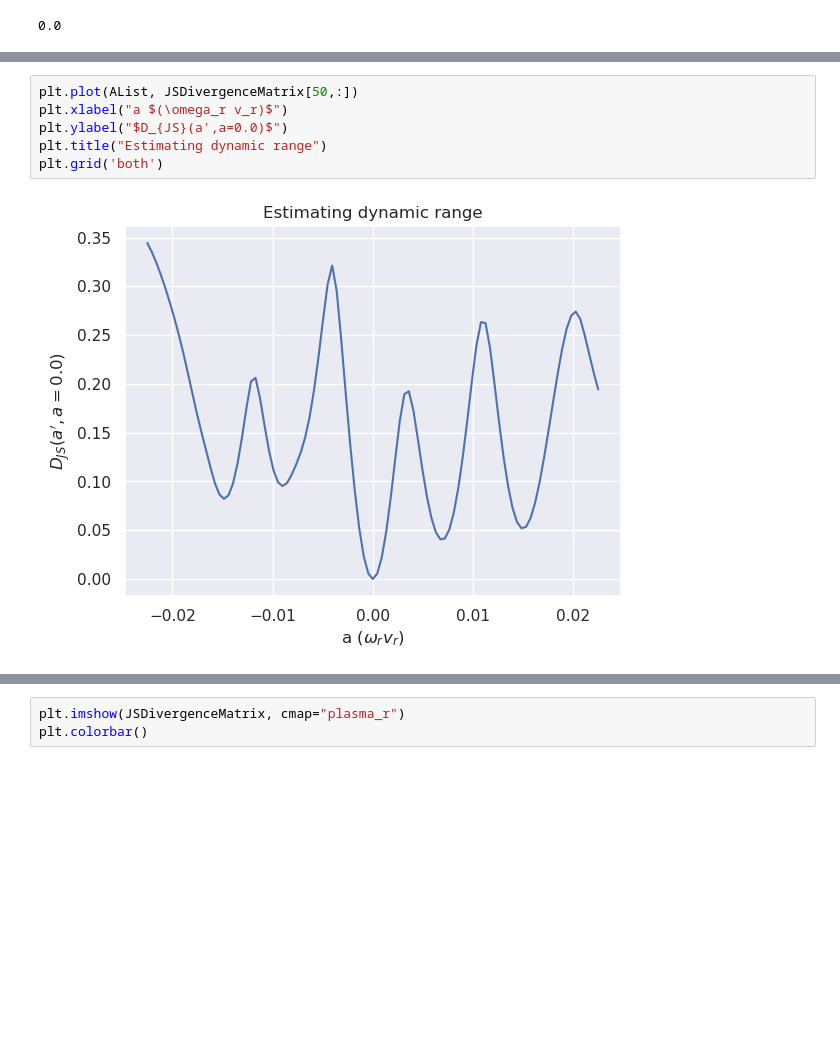
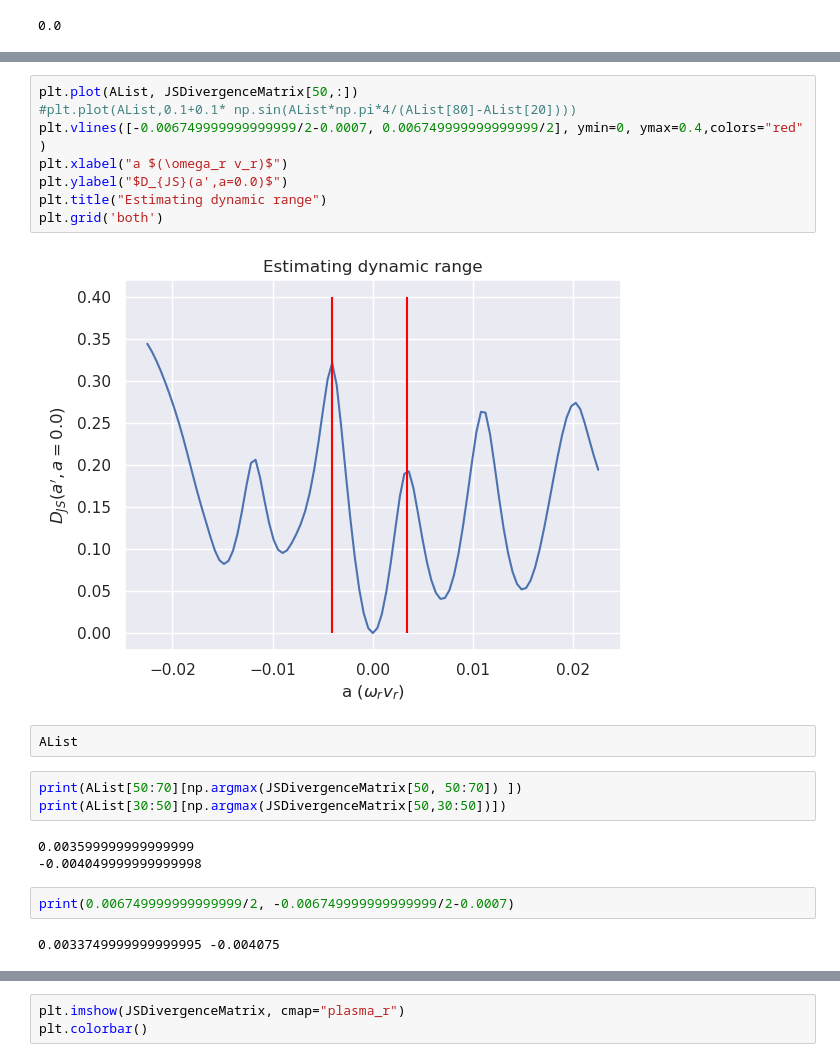
Before and after one commit to rootware/lattice_evolution, a Jupyter notebook: Python/JSD Plots.ipynb, the cells around one changed output, grey strips where cells are left out. Drawn from its saved outputs; the diff is of its cells as text; blank space fills up the shorter version.

```diff
--- a/Python/JSD Plots.ipynb
+++ b/Python/JSD Plots.ipynb
@@ -220,10 +222,24 @@ plt.grid('both')
 # %%
 plt.plot(AList, JSDivergenceMatrix[50,:])
+#plt.plot(AList,0.1+0.1* np.sin(AList*np.pi*4/(AList[80]-AList[20])))
+plt.vlines([-0.006749999999999999/2-0.0007, 0.006749999999999999/2], ymin=0, ymax=0.4,colors="red" )
 plt.xlabel("a $(\omega_r v_r)$")
 plt.ylabel("$D_{JS}(a',a=0.0)$")
 plt.title("Estimating dynamic range")
 plt.grid('both')
 # %% [output]
-[figure, old version]
+[figure, new version]
+# %%
+AList
+# %%
+print(AList[50:70][np.argmax(JSDivergenceMatrix[50, 50:70]) ])
+print(AList[30:50][np.argmax(JSDivergenceMatrix[50,30:50])])
+# %% [output]
+0.003599999999999999
+-0.004049999999999998
+# %%
+print(0.006749999999999999/2, -0.006749999999999999/2-0.0007)
+# %% [output]
+0.0033749999999999995 -0.004075
 # %%
 fft_result=np.fft.rfft(JSDivergenceMatrix[50,20:81])
```
Also changed, not shown: parts of 4 cells of this notebook, 6 other files.
